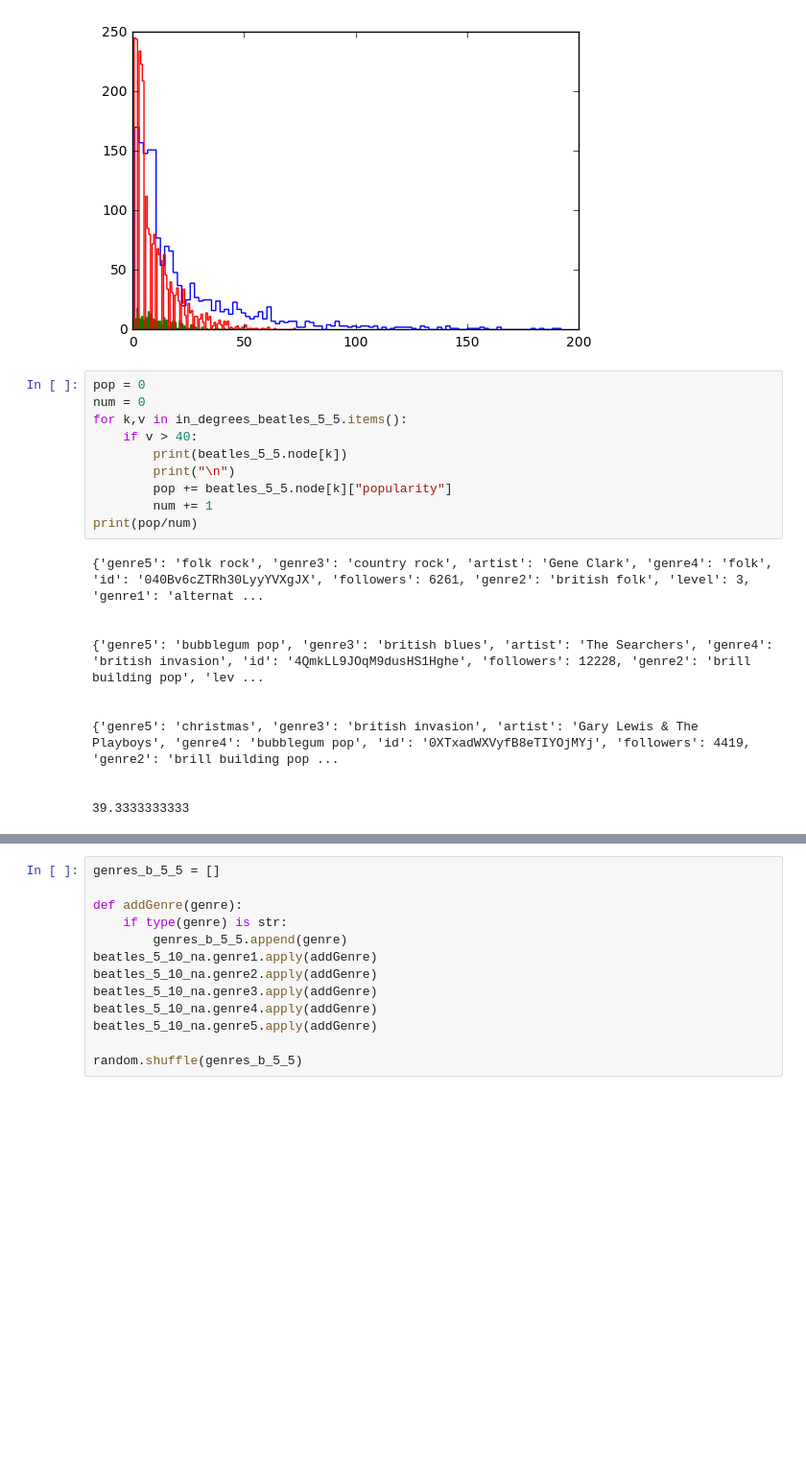
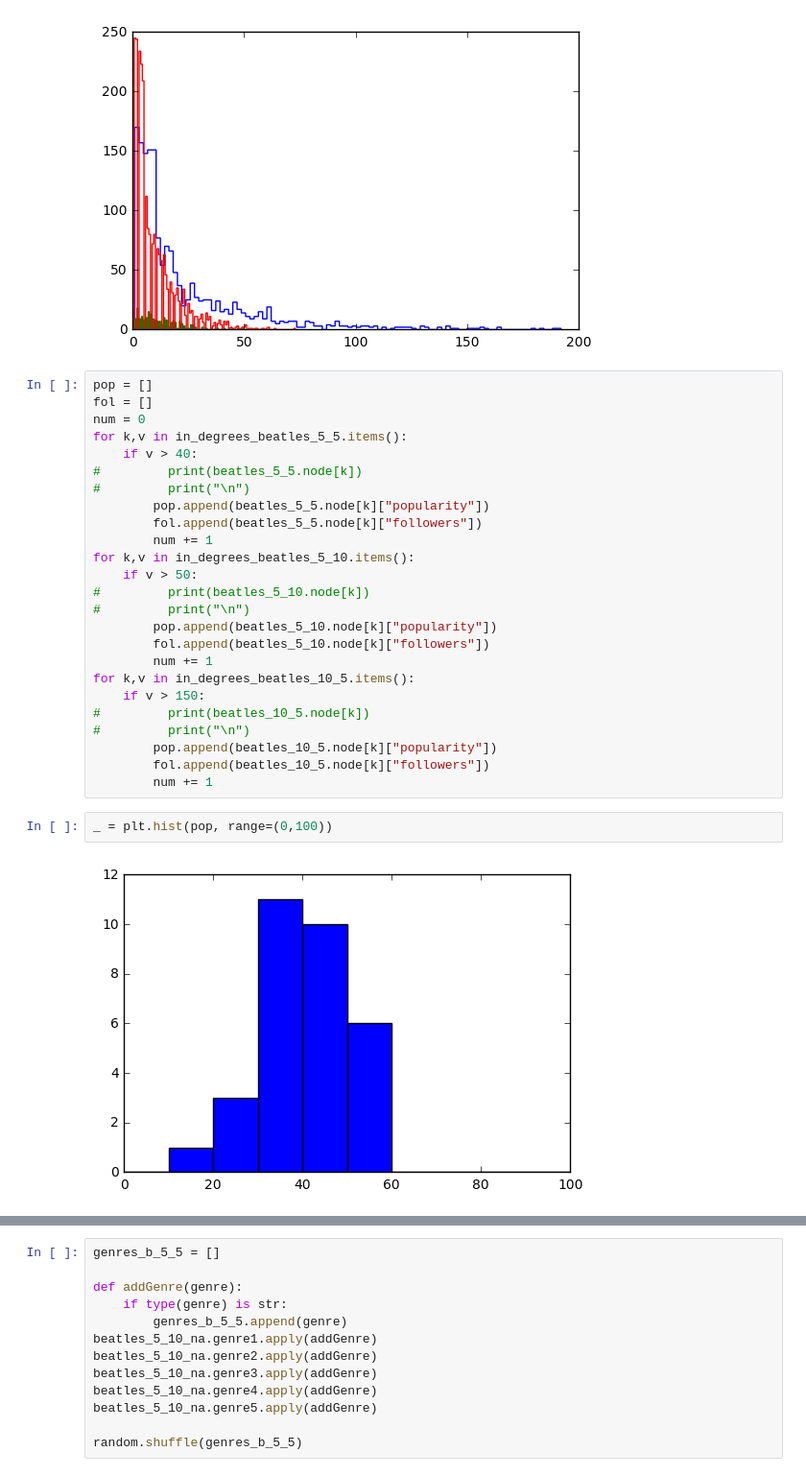
Before and after one commit to bmachlin/SpotifyArtistNetwork, a Jupyter notebook: data/ntwrks final play.ipynb, the cells around one changed output, grey strips where cells are left out. Shown at 96% size. Saved outputs shown, nothing was run; the diff lists cells and outputs as text; blank space fills up the shorter version.

```diff
--- a/data/ntwrks final play.ipynb
+++ b/data/ntwrks final play.ipynb
@@ -168,23 +170,31 @@ _ = plt.hist(in_degrees_beatles_5_10_dist, bins=100, histtype='step')
 # %% [output]
 [figure]
 # %%
-pop = 0
+pop = []
+fol = []
 num = 0
 for k,v in in_degrees_beatles_5_5.items():
     if v > 40:
-        print(beatles_5_5.node[k])
-        print("\n")
-        pop += beatles_5_5.node[k]["popularity"]
+#         print(beatles_5_5.node[k])
+#         print("\n")
+        pop.append(beatles_5_5.node[k]["popularity"])
+        fol.append(beatles_5_5.node[k]["followers"])
         num += 1
-print(pop/num)
+for k,v in in_degrees_beatles_5_10.items():
+    if v > 50:
+#         print(beatles_5_10.node[k])
+#         print("\n")
+        pop.append(beatles_5_10.node[k]["popularity"])
+        fol.append(beatles_5_10.node[k]["followers"])
+        num += 1
+for k,v in in_degrees_beatles_10_5.items():
+    if v > 150:
+#         print(beatles_10_5.node[k])
+#         print("\n")
+        pop.append(beatles_10_5.node[k]["popularity"])
+        fol.append(beatles_10_5.node[k]["followers"])
+        num += 1
-# %% [output]
-{'genre5': 'folk rock', 'genre3': 'country rock', 'artist': 'Gene Clark', 'genre4': 'folk', 'id': '040Bv6cZTRh30LyyYVXgJX', 'followers': 6261, 'genre2': 'british folk', 'level': 3, 'genre1': 'alternat ...
-
-
-{'genre5': 'bubblegum pop', 'genre3': 'british blues', 'artist': 'The Searchers', 'genre4': 'british invasion', 'id': '4QmkLL9JOqM9dusHS1Hghe', 'followers': 12228, 'genre2': 'brill building pop', 'lev ...
-
-
-{'genre5': 'christmas', 'genre3': 'british invasion', 'artist': 'Gary Lewis & The Playboys', 'genre4': 'bubblegum pop', 'id': '0XTxadWXVyfB8eTIYOjMYj', 'followers': 4419, 'genre2': 'brill building pop ...
-
-
-39.3333333333
+# %%
+_ = plt.hist(pop, range=(0,100))
+# %% [output]
+[figure, added]
```
Also changed, not shown: parts of 3 cells of this notebook.
